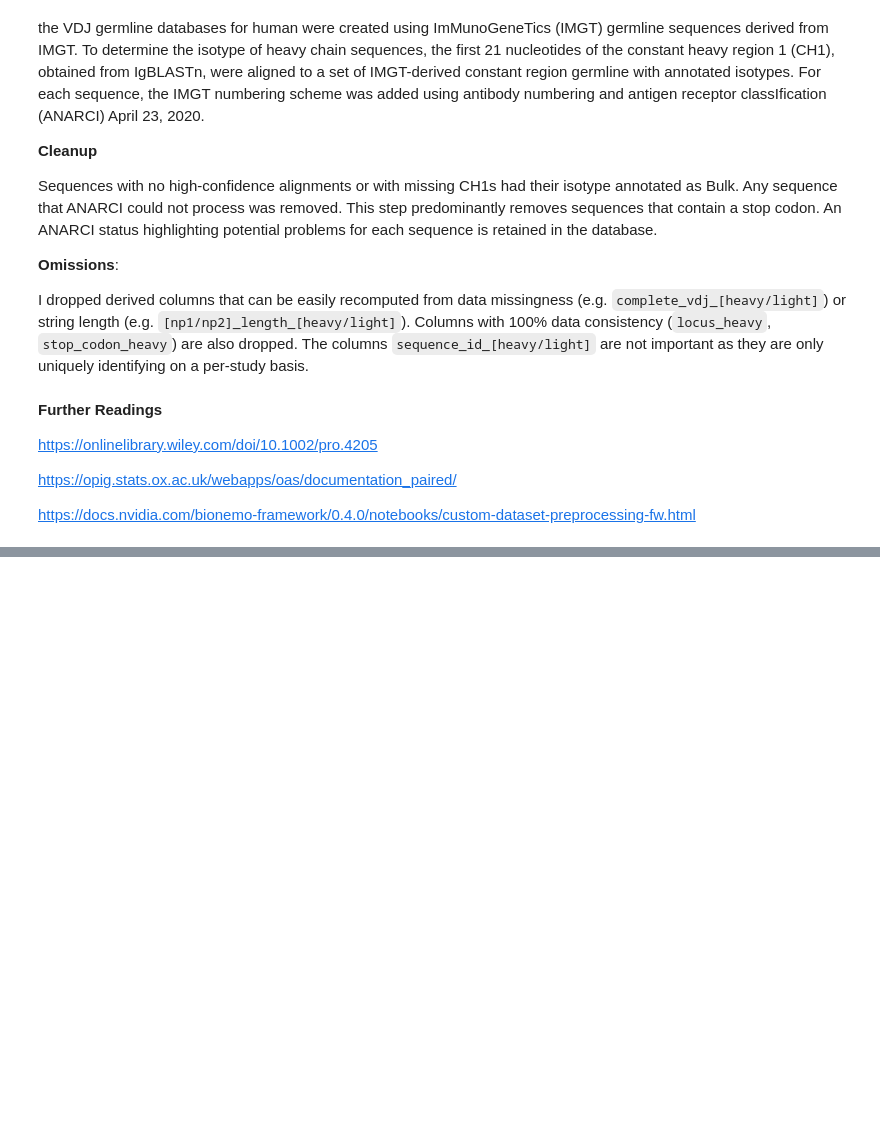
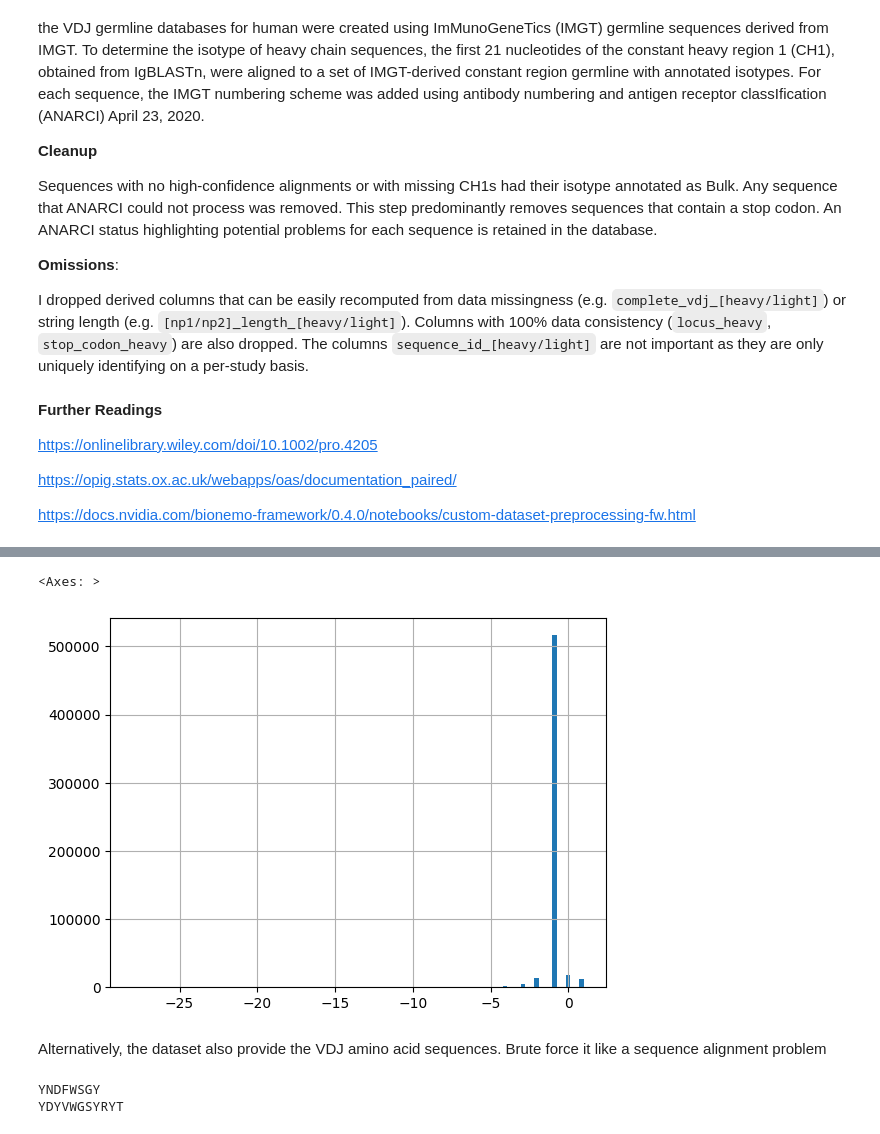
Before and after one commit to fyng/PyOAS, a Jupyter notebook: oas_exploration.ipynb, the cells around one changed output, grey strips where cells are left out. Cells and saved outputs as stored; diff of their text form; code cells hidden in the pictures; blank space fills up the shorter version.

```diff
--- a/oas_exploration.ipynb
+++ b/oas_exploration.ipynb
@@ -166,0 +233,9 @@ https://docs.nvidia.com/bionemo-framework/0.4.0/notebooks/custom-dataset-preproc
+# %%
+(df['sequence_alignment_aa_light'].str.len() * 3 - ((df['j_alignment_end_light'] - df['v_alignment_start_light']) + 1)).hist(bins=100)
+
+# but MOST SEQUENCES have a untranslated nt somewhere! not nice :(
+# %% [output]
+<Axes: >
+[figure, added]
+# %% [markdown]
+Alternatively, the dataset also provide the VDJ amino acid sequences. Brute force it like a sequence alignment problem
@@ -166,0 +301,5 @@ https://docs.nvidia.com/bionemo-framework/0.4.0/notebooks/custom-dataset-preproc
+# %%
+df[['vdj_label_heavy', 'vdj_label_light']] = df.apply(get_vdj_label_aa_sequence_match, axis=1, result_type='expand')
+# %% [output]
+YNDFWSGY
+YDYVWGSYRYT
```
Also changed, not shown: parts of 12 cells of this notebook.
